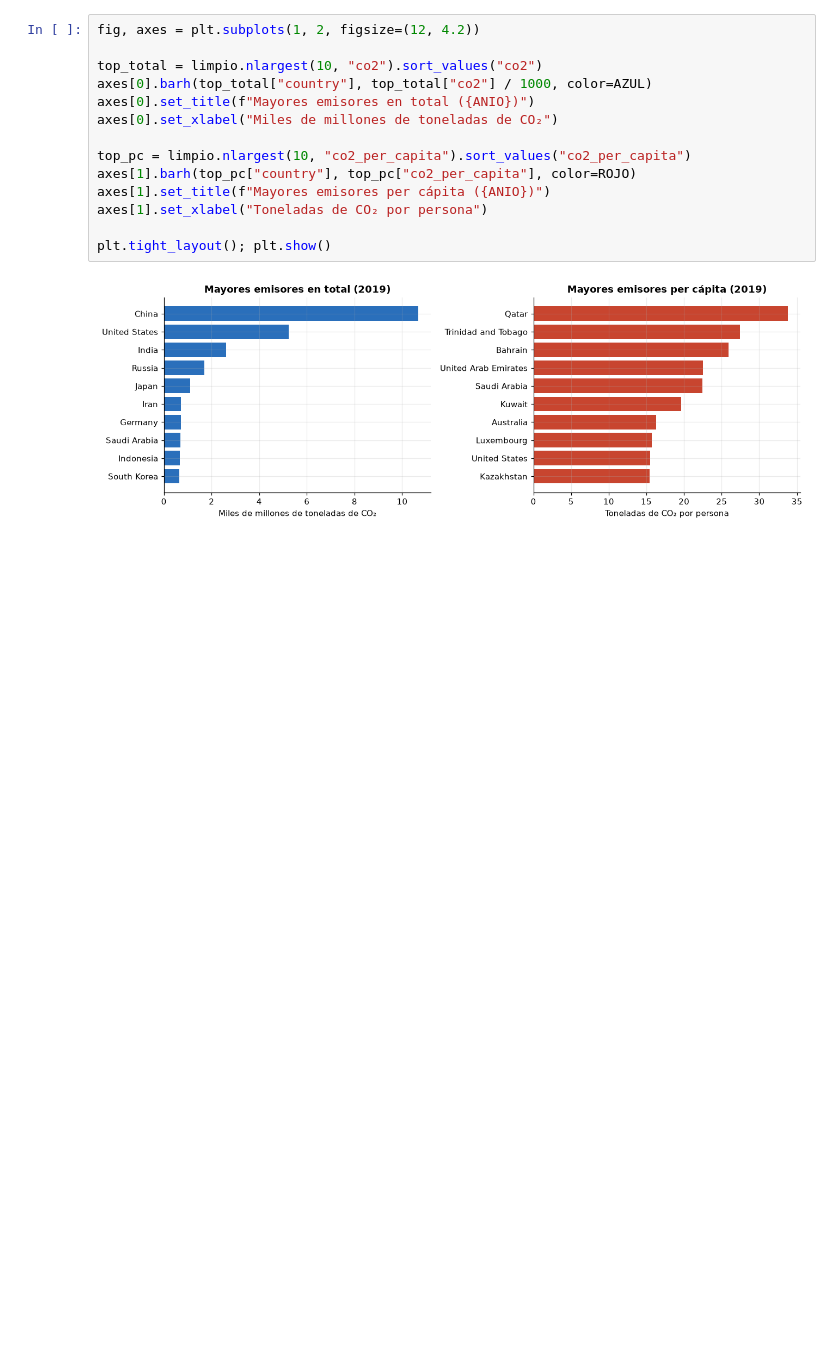
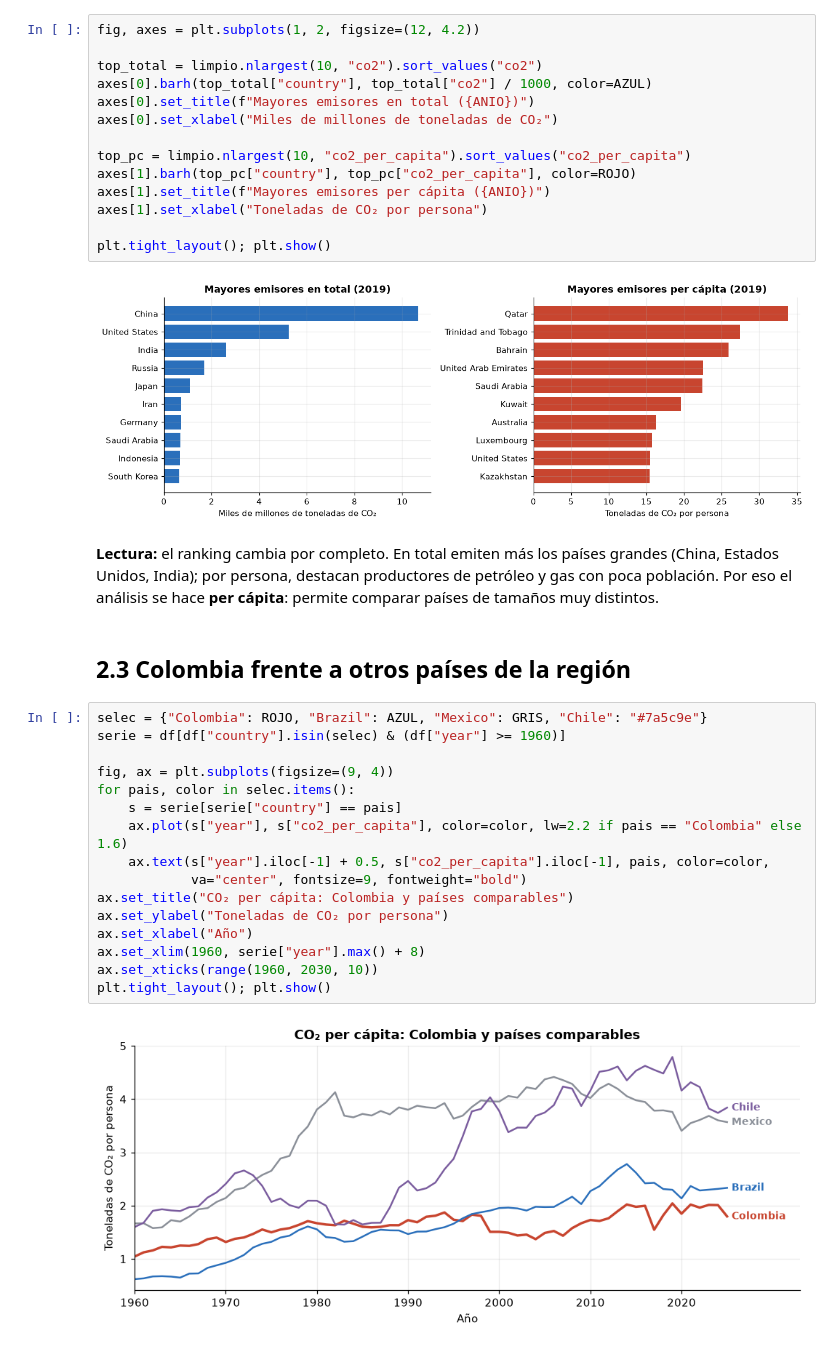
Before and after one commit to SebastianJerez18/proyecto-final-co2, a Jupyter notebook: notebooks/02_visualizacion.ipynb, the cells around one changed output. Saved outputs shown, nothing was run; the diff lists cells and outputs as text; blank space fills up the shorter version.

Commit message:
Agrega comparación de Colombia y distribuciones de variables

```diff
--- a/notebooks/02_visualizacion.ipynb
+++ b/notebooks/02_visualizacion.ipynb
@@ -63,3 +63,25 @@ axes[1].set_xlabel("Toneladas de CO₂ por persona")
 plt.tight_layout(); plt.show()
 # %% [output]
 [figure]
+# %% [markdown]
+**Lectura:** el ranking cambia por completo. En total emiten más los países grandes (China, Estados Unidos, India); por persona, destacan productores de petróleo y gas con poca población. Por eso el análisis se hace **per cápita**: permite comparar países de tamaños muy distintos.
+# %% [markdown]
+## 2.3 Colombia frente a otros países de la región
+# %%
+selec = {"Colombia": ROJO, "Brazil": AZUL, "Mexico": GRIS, "Chile": "#7a5c9e"}
+serie = df[df["country"].isin(selec) & (df["year"] >= 1960)]
+
+fig, ax = plt.subplots(figsize=(9, 4))
+for pais, color in selec.items():
+    s = serie[serie["country"] == pais]
+    ax.plot(s["year"], s["co2_per_capita"], color=color, lw=2.2 if pais == "Colombia" else 1.6)
+    ax.text(s["year"].iloc[-1] + 0.5, s["co2_per_capita"].iloc[-1], pais, color=color,
+            va="center", fontsize=9, fontweight="bold")
+ax.set_title("CO₂ per cápita: Colombia y países comparables")
+ax.set_ylabel("Toneladas de CO₂ por persona")
+ax.set_xlabel("Año")
+ax.set_xlim(1960, serie["year"].max() + 8)
+ax.set_xticks(range(1960, 2030, 10))
+plt.tight_layout(); plt.show()
+# %% [output]
+[figure, added]
```
Also changed, not shown: parts of 3 cells of this notebook.
